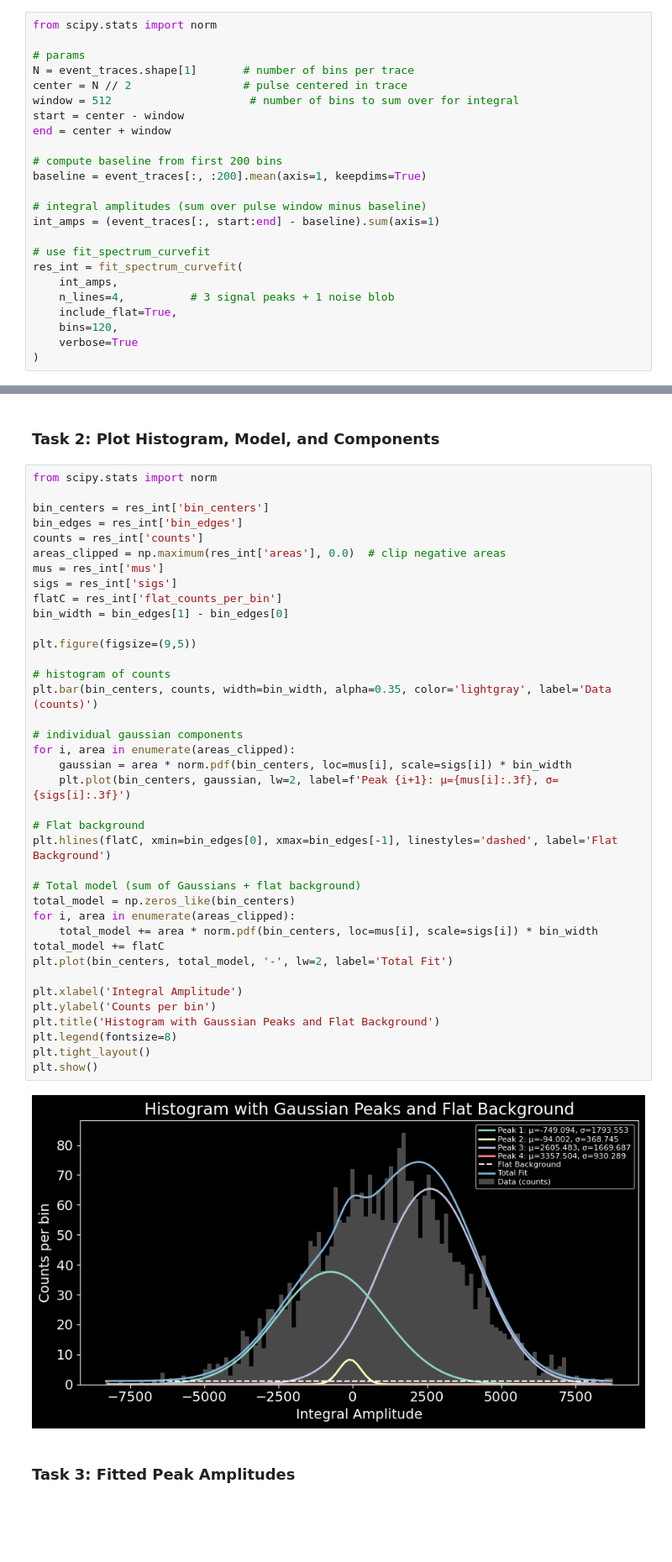
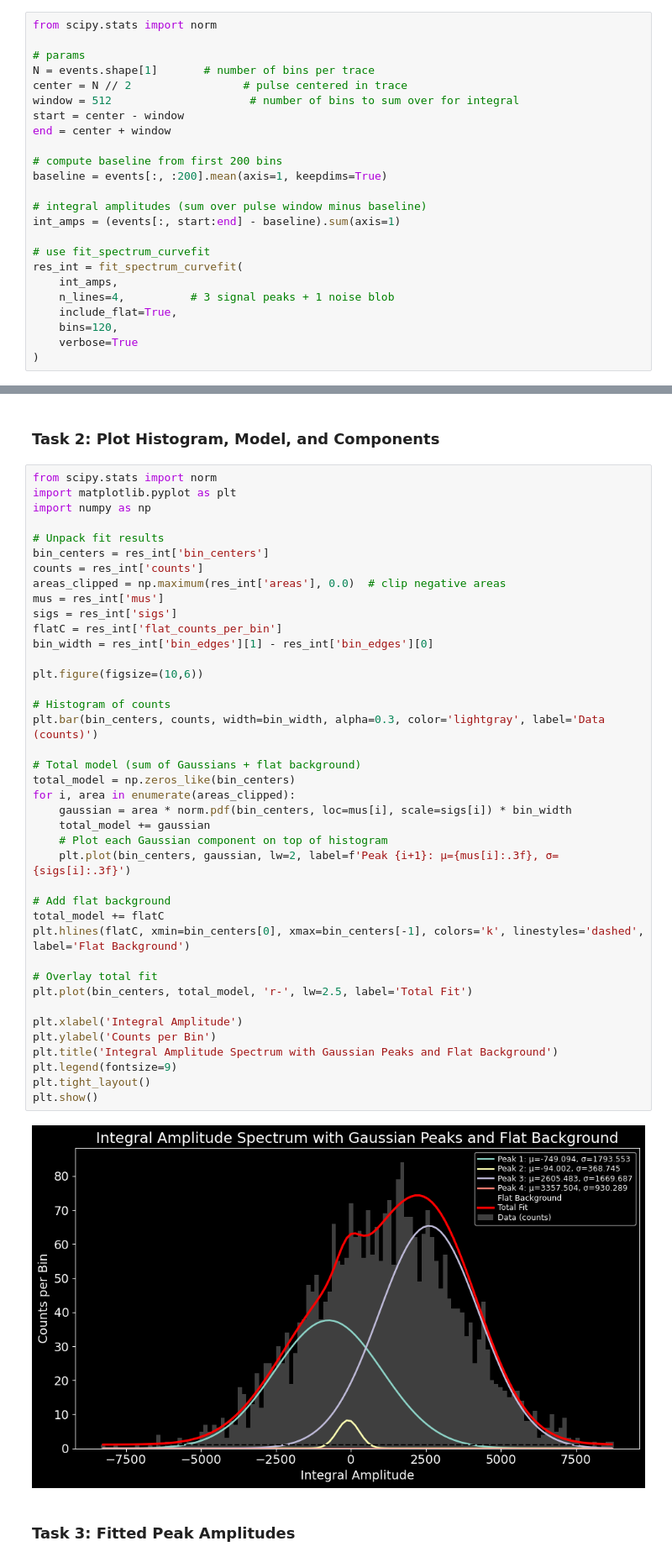
Before and after one commit to breckmeagher/statistics-and-data-analysis, a Jupyter notebook: work-in-progress/homework3_breck.ipynb, the cells around one changed output, grey strips where cells are left out. Shown at 84% size. Saved outputs shown, nothing was run; the diff lists cells and outputs as text; blank space fills up the shorter version.

```diff
--- a/work-in-progress/homework3_breck.ipynb
+++ b/work-in-progress/homework3_breck.ipynb
@@ -550,17 +550,17 @@ int_amps = events[:, start:end].sum(axis=1)
 from scipy.stats import norm
 
 # params
-N = event_traces.shape[1]       # number of bins per trace
+N = events.shape[1]       # number of bins per trace
 center = N // 2                 # pulse centered in trace
 window = 512                     # number of bins to sum over for integral
 start = center - window
 end = center + window
 
 # compute baseline from first 200 bins
-baseline = event_traces[:, :200].mean(axis=1, keepdims=True)
+baseline = events[:, :200].mean(axis=1, keepdims=True)
 
 # integral amplitudes (sum over pulse window minus baseline)
-int_amps = (event_traces[:, start:end] - baseline).sum(axis=1)
+int_amps = (events[:, start:end] - baseline).sum(axis=1)
 
 # use fit_spectrum_curvefit
 res_int = fit_spectrum_curvefit(
@@ -581,44 +581,46 @@ flat fraction (est): 0.04469275868612991
 ### **Task 2:** Plot Histogram, Model, and Components
 # %%
 from scipy.stats import norm
+import matplotlib.pyplot as plt
+import numpy as np
 
+# Unpack fit results
 bin_centers = res_int['bin_centers']
-bin_edges = res_int['bin_edges']
 counts = res_int['counts']
 areas_clipped = np.maximum(res_int['areas'], 0.0)  # clip negative areas
 mus = res_int['mus']
 sigs = res_int['sigs']
 flatC = res_int['flat_counts_per_bin']
-bin_width = bin_edges[1] - bin_edges[0]
+bin_width = res_int['bin_edges'][1] - res_int['bin_edges'][0]
 
-plt.figure(figsize=(9,5))
+plt.figure(figsize=(10,6))
 
-# histogram of counts
-plt.bar(bin_centers, counts, width=bin_width, alpha=0.35, color='lightgray', label='Data (counts)')
-
-# individual gaussian components
-for i, area in enumerate(areas_clipped):
-    gaussian = area * norm.pdf(bin_centers, loc=mus[i], scale=sigs[i]) * bin_width
-    plt.plot(bin_centers, gaussian, lw=2, label=f'Peak {i+1}: μ={mus[i]:.3f}, σ={sigs[i]:.3f}')
-
-# Flat background
-plt.hlines(flatC, xmin=bin_edges[0], xmax=bin_edges[-1], linestyles='dashed', label='Flat Background')
+# Histogram of counts
+plt.bar(bin_centers, counts, width=bin_width, alpha=0.3, color='lightgray', label='Data (counts)')
 
 # Total model (sum of Gaussians + flat background)
 total_model = np.zeros_like(bin_centers)
 for i, area in enumerate(areas_clipped):
-    total_model += area * norm.pdf(bin_centers, loc=mus[i], scale=sigs[i]) * bin_width
+    gaussian = area * norm.pdf(bin_centers, loc=mus[i], scale=sigs[i]) * bin_width
+    total_model += gaussian
+    # Plot each Gaussian component on top of histogram
+    plt.plot(bin_centers, gaussian, lw=2, label=f'Peak {i+1}: μ={mus[i]:.3f}, σ={sigs[i]:.3f}')
+
+# Add flat background
 total_model += flatC
-plt.plot(bin_centers, total_model, '-', lw=2, label='Total Fit')
+plt.hlines(flatC, xmin=bin_centers[0], xmax=bin_centers[-1], colors='k', linestyles='dashed', label='Flat Background')
+
+# Overlay total fit
+plt.plot(bin_centers, total_model, 'r-', lw=2.5, label='Total Fit')
 
 plt.xlabel('Integral Amplitude')
-plt.ylabel('Counts per bin')
-plt.title('Histogram with Gaussian Peaks and Flat Background')
-plt.legend(fontsize=8)
+plt.ylabel('Counts per Bin')
+plt.title('Integral Amplitude Spectrum with Gaussian Peaks and Flat Background')
+plt.legend(fontsize=9)
 plt.tight_layout()
 plt.show()
 # %% [output]
-[figure, old version]
+[figure, new version]
 # %% [markdown]
 ### **Task 3:** Fitted Peak Amplitudes
 # %%
```
Also changed, not shown: parts of 4 cells of this notebook.
